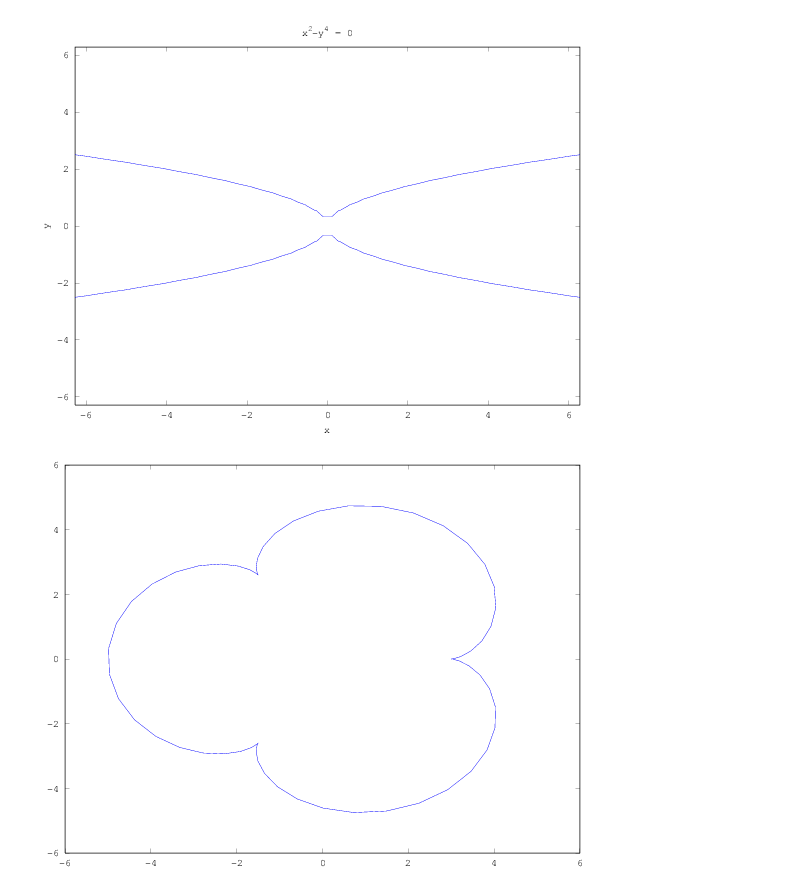
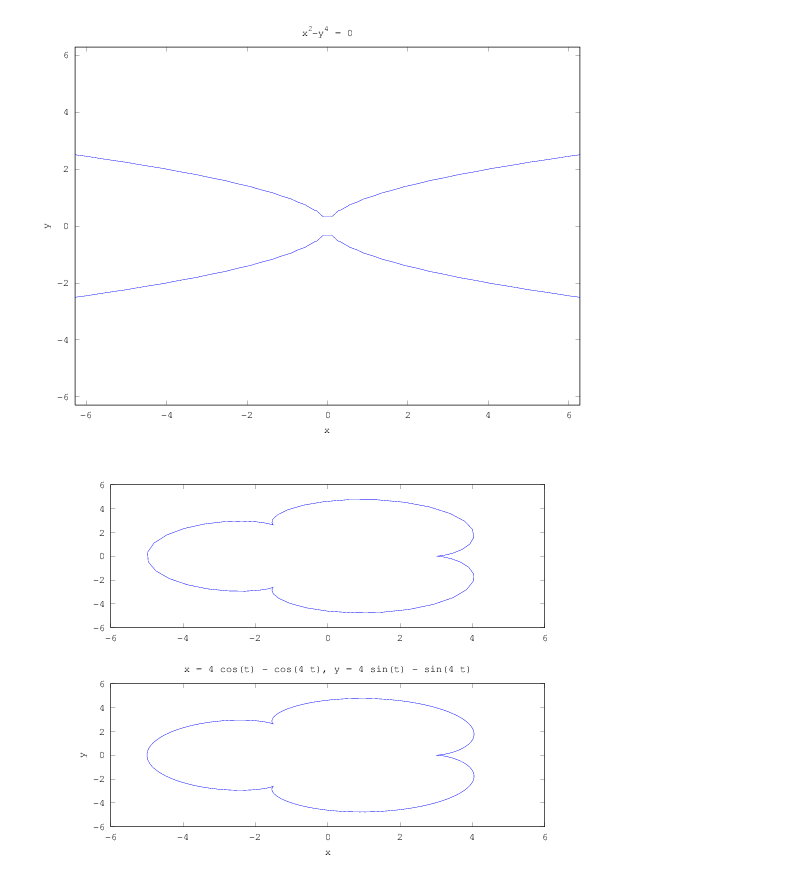
Before and after one commit to hhland/pylab-notebook, a Jupyter notebook: MATLABGraphicalProgramming/Graphics Special Commands.ipynb, the cells around one changed output. Drawn from its saved outputs; the diff is of its cells as text; code cells hidden in the pictures.

```diff
--- a/MATLABGraphicalProgramming/Graphics Special Commands.ipynb
+++ b/MATLABGraphicalProgramming/Graphics Special Commands.ipynb
@@ -25,8 +22,11 @@ plot(x,y)
 # %%
 %%octave
 t = 0:0.1:2*pi;
 x = 4 * cos(t) - cos(4*t);
 y = 4 * sin(t) - sin(4*t);
+subplot(2,1,1)
 plot(x,y)
+subplot(2,1,2)
+ ezplot('4*cos(t) - cos(4*t)', '4*sin(t) - sin(4*t)', [0, 2*pi])
 # %% [output]
-[figure, old version]
+[figure, new version]
```
Also changed, not shown: parts of 10 cells of this notebook, 24 other files.
